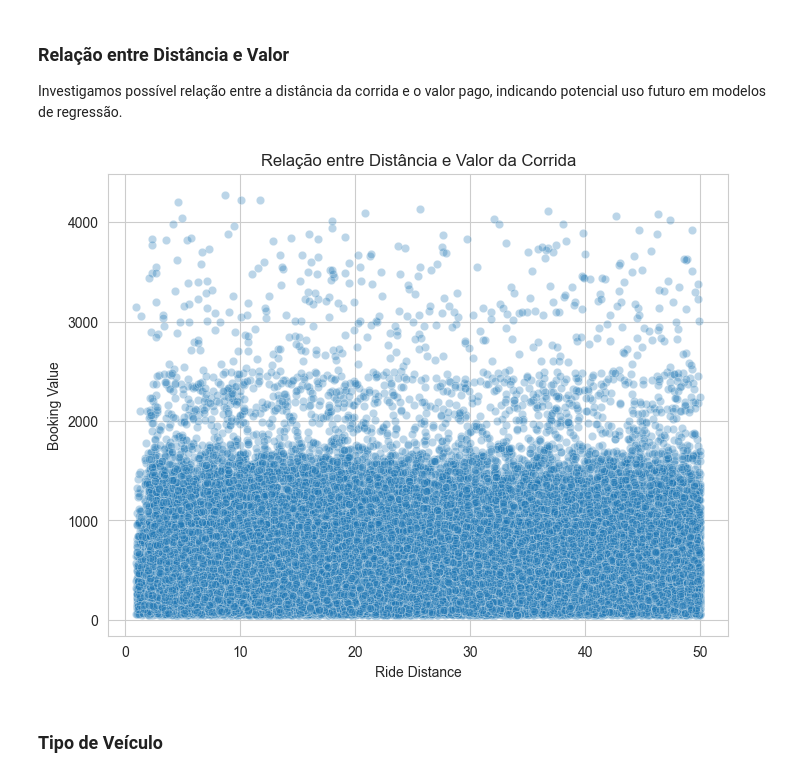
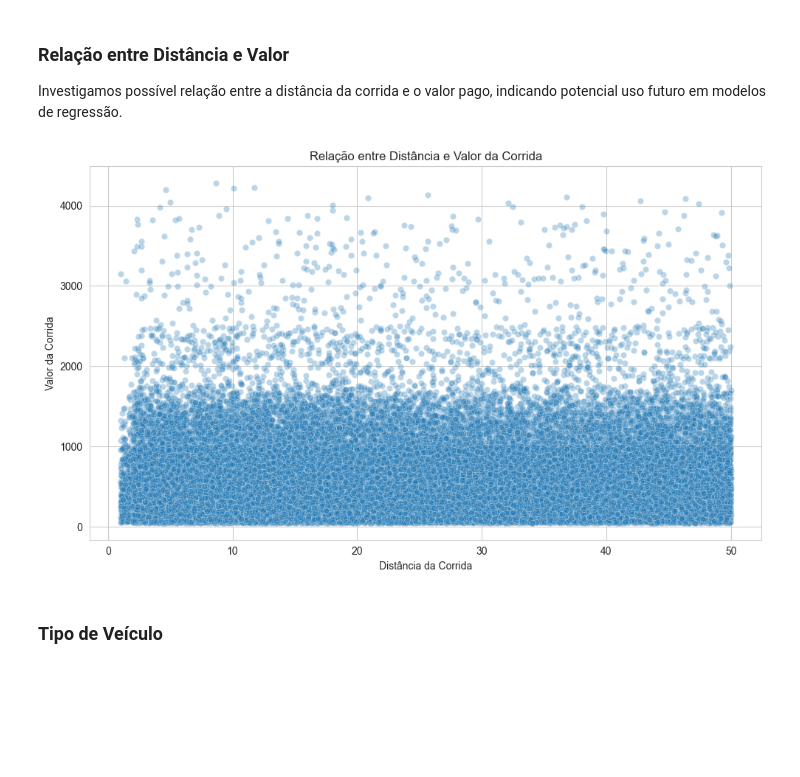
Before and after one commit to MarcioLuizBR/AED_UBER_SCTEC, a Jupyter notebook: Aed_Uber.ipynb, the cells around one changed output. Saved outputs shown, nothing was run; the diff lists cells and outputs as text; code cells hidden in the pictures; blank space fills up the shorter version.

```diff
--- a/Aed_Uber.ipynb
+++ b/Aed_Uber.ipynb
@@ -229,18 +240,26 @@ Investigamos possível relação entre a distância da corrida
 e o valor pago, indicando potencial uso futuro em modelos
 de regressão.
 # %%
-plt.figure(figsize=(8,6))
+plt.figure(figsize=(10,6))
+
 sns.scatterplot(
     data=df,
     x="Ride Distance",
     y="Booking Value",
     alpha=0.3
 )
 
 plt.title("Relação entre Distância e Valor da Corrida")
+plt.xlabel("Distância da Corrida")
+plt.ylabel("Valor da Corrida")
+
+plt.tight_layout()
+
+plt.savefig("03_distancia_vs_valor.png", dpi=300, bbox_inches="tight")
+
 plt.show()
 # %% [output]
-[figure, old version]
+[figure, new version]
 # %% [markdown]
 ### Tipo de Veículo
 # %%
```
Also changed, not shown: parts of 2 cells of this notebook.
